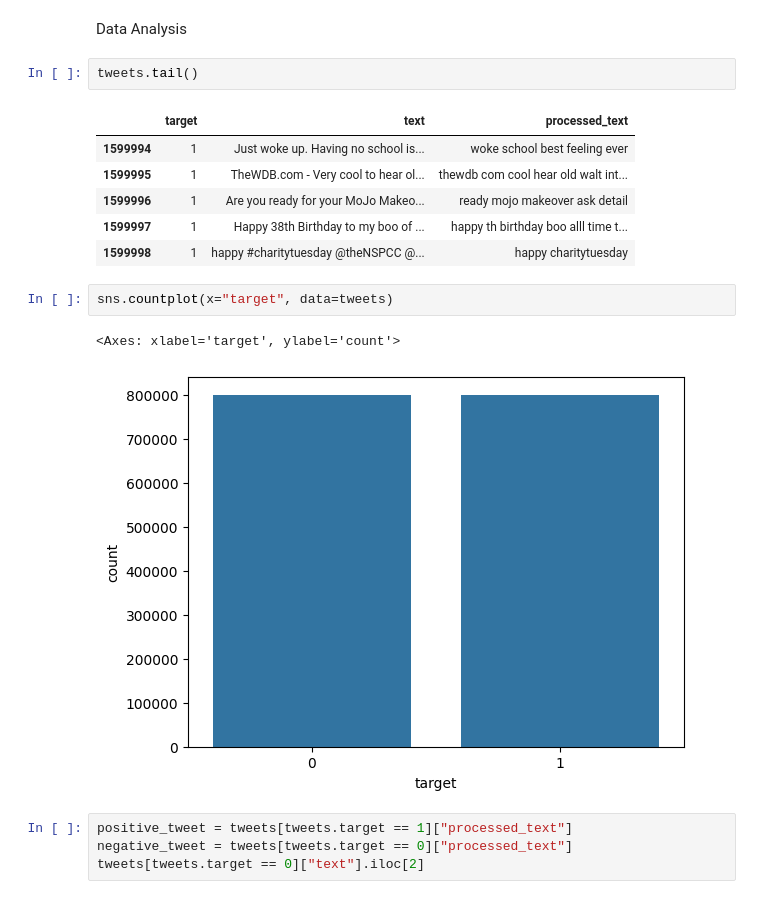
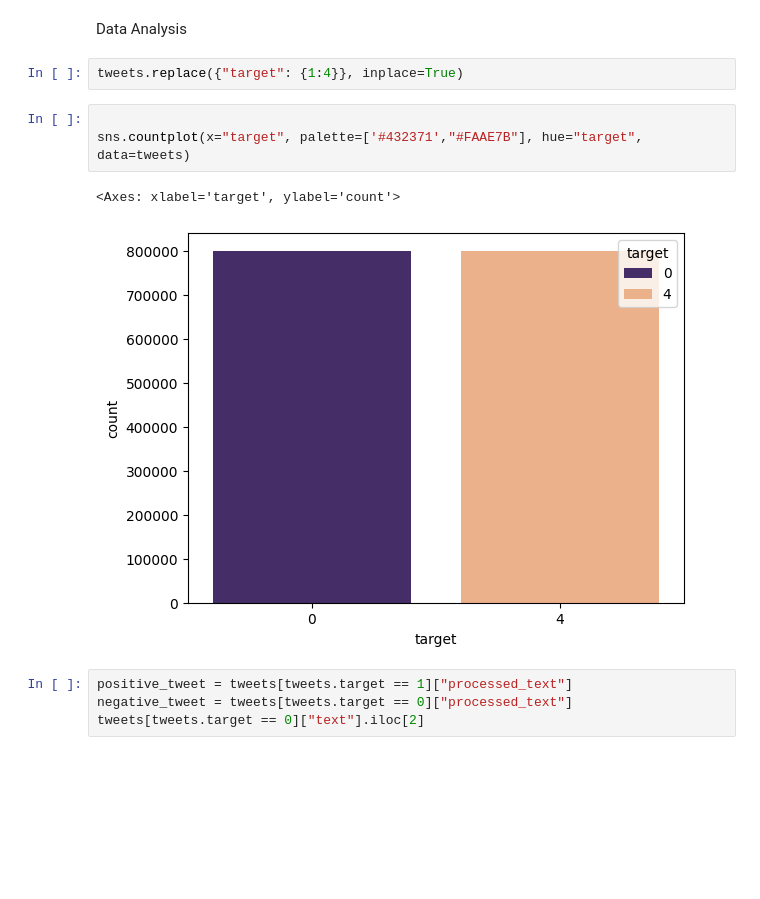
Before and after one commit to prantoamt/Sentiment-Driven-Spotify-Music-Recommendation, a Jupyter notebook: project/data-exploration.ipynb, the cells around one changed output. Cells and saved outputs as stored; diff of their text form; blank space fills up the shorter version.

```diff
--- a/project/data-exploration.ipynb
+++ b/project/data-exploration.ipynb
@@ -25,20 +25,14 @@ finally:
     connection.close()
 # %% [markdown]
 Data Analysis
-# %%
-tweets.tail()
-# %% [output]
-|  | target | text | processed_text |
-| 1599994 | 1 | Just woke up. Having no school is... | woke school best feeling ever |
-| 1599995 | 1 | TheWDB.com - Very cool to hear ol... | thewdb com cool hear old walt int... |
-| 1599996 | 1 | Are you ready for your MoJo Makeo... | ready mojo makeover ask detail |
-| 1599997 | 1 | Happy 38th Birthday to my boo of ... | happy th birthday boo alll time t... |
-| 1599998 | 1 | happy #charitytuesday @theNSPCC @... | happy charitytuesday |
+# %%
+tweets.replace({"target": {1:4}}, inplace=True)
 # %%
-sns.countplot(x="target", data=tweets)
+
+sns.countplot(x="target", palette=['#432371',"#FAAE7B"], hue="target", data=tweets)
 # %% [output]
 <Axes: xlabel='target', ylabel='count'>
-[figure, old version]
+[figure, new version]
 # %%
 positive_tweet = tweets[tweets.target == 1]["processed_text"]
 negative_tweet = tweets[tweets.target == 0]["processed_text"]
```
Also changed, not shown: 2 other files.
